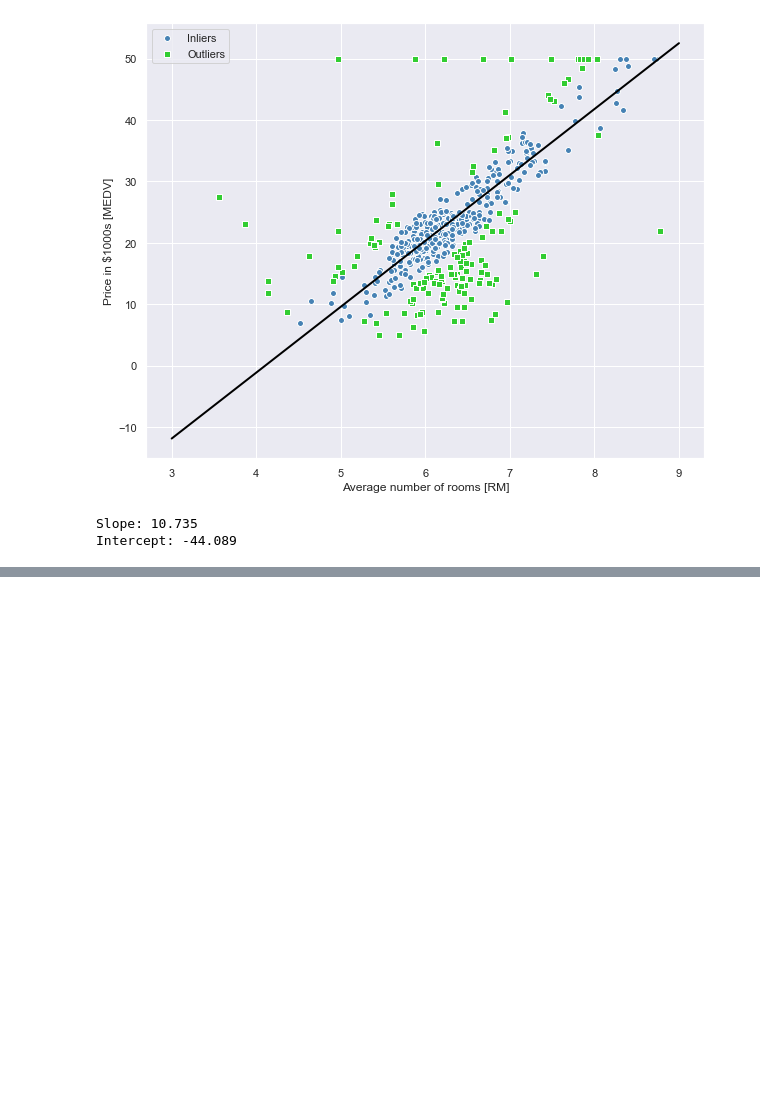
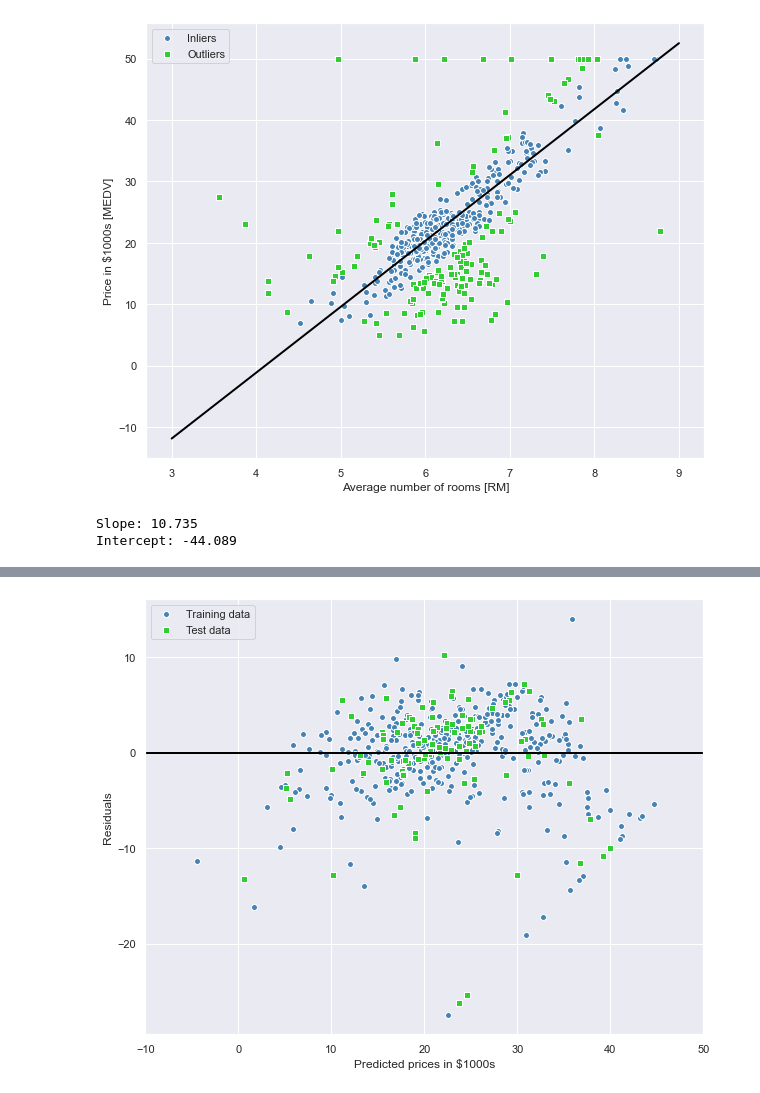
Before and after one commit to rambasnet/Python-Machine-Learning, a Jupyter notebook: Regression.ipynb, the cells around one changed output, grey strips where cells are left out. Cells and saved outputs as stored; diff of their text form; code cells hidden in the pictures; blank space fills up the shorter version.

Commit message:
update Regression

```diff
--- a/Regression.ipynb
+++ b/Regression.ipynb
@@ -264,0 +271,11 @@ Price of 5 bedroom house is predicted as
+# %%
+X = df.iloc[:, :-1].values # use all the columns except for the last as explanatory variables
+y = df['MEDV'].values # use the last column as dependent/response variable
+# %%
+# 80/20 split
+X_train, X_test, y_train, y_test = train_test_split(X, y, test_size=0.2, random_state=0)
+slr = LinearRegression()
+slr.fit(X_train, y_train)
+# get the training and testing prediction
+y_train_pred = slr.predict(X_train)
+y_test_pred = slr.predict(X_test)
@@ -264,0 +287,15 @@ Price of 5 bedroom house is predicted as
+# %%
+fig, ax = plt.subplots(figsize=(10, 8))
+plt.scatter(y_train_pred, y_train_pred - y_train,
+            c='steelblue', marker='o',
+            edgecolor='white', label='Training data')
+plt.scatter(y_test_pred, y_test_pred - y_test, c='limegreen',
+            marker='s', edgecolor='white', label='Test data')
+plt.xlabel('Predicted prices in $1000s')
+plt.ylabel('Residuals')
+plt.legend(loc='upper left')
+plt.hlines(y=0, xmin=-10, xmax=50, color='black', lw=2)
+plt.xlim([-10, 50])
+plt.show()
+# %% [output]
+[figure, added]
```
Also changed, not shown: parts of 60 cells of this notebook, 4 other files.
